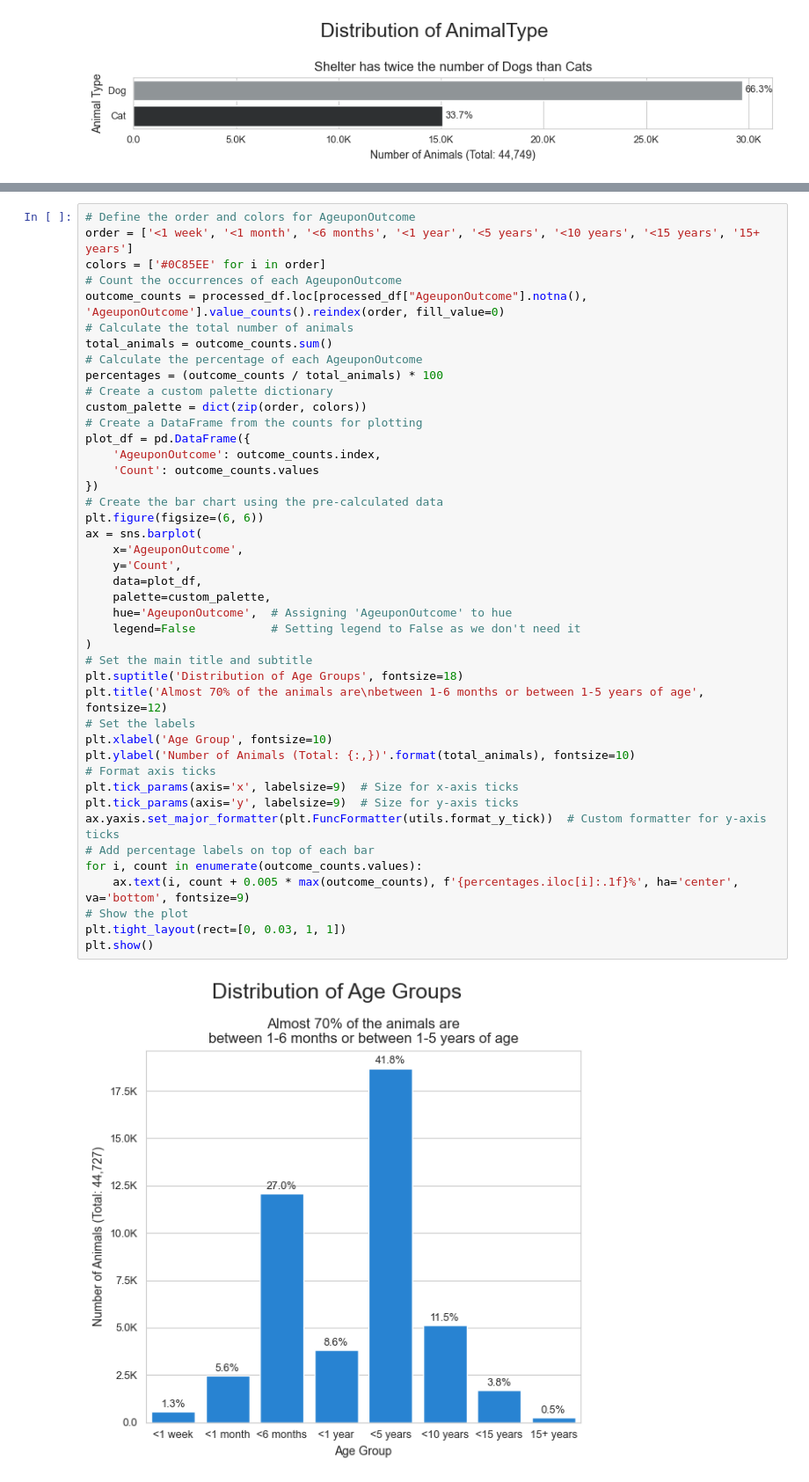
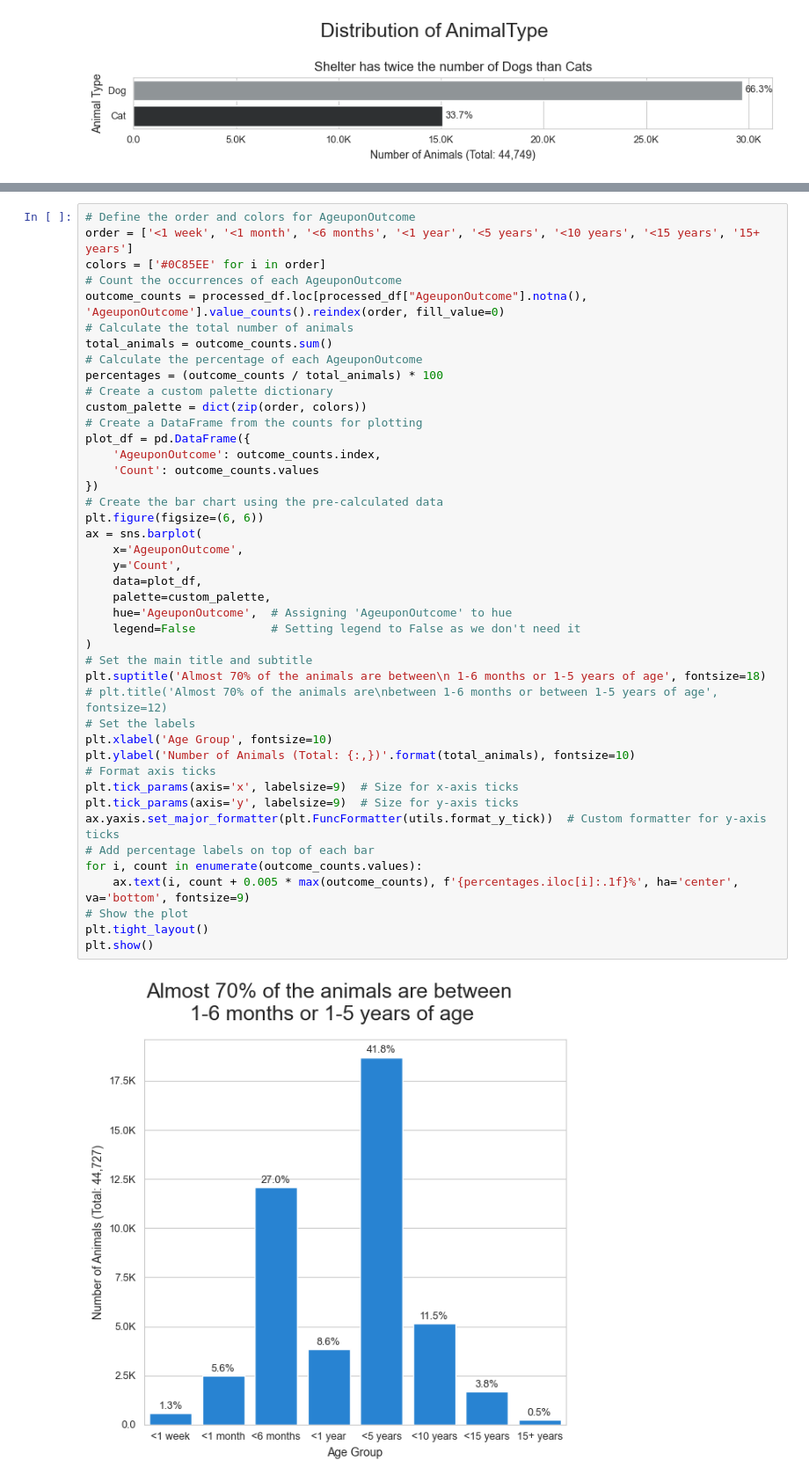
Before and after one commit to sandeepsanyal/Shelter-Animal-Outcomes, a Jupyter notebook: notebooks/exploratory_analysis.ipynb, the cells around one changed output, grey strips where cells are left out. Shown at 88% size. Cells and saved outputs as stored; diff of their text form.

```diff
--- a/notebooks/exploratory_analysis.ipynb
+++ b/notebooks/exploratory_analysis.ipynb
@@ -152,34 +152,34 @@ percentages = (outcome_counts / total_animals) * 100
 custom_palette = dict(zip(order, colors))
 # Create a DataFrame from the counts for plotting
 plot_df = pd.DataFrame({
     'AgeuponOutcome': outcome_counts.index,
     'Count': outcome_counts.values
 })
 # Create the bar chart using the pre-calculated data
 plt.figure(figsize=(6, 6))
 ax = sns.barplot(
     x='AgeuponOutcome',
     y='Count',
     data=plot_df,
     palette=custom_palette,
     hue='AgeuponOutcome',  # Assigning 'AgeuponOutcome' to hue
     legend=False           # Setting legend to False as we don't need it
 )
 # Set the main title and subtitle
-plt.suptitle('Distribution of Age Groups', fontsize=18)
-plt.title('Almost 70% of the animals are\nbetween 1-6 months or between 1-5 years of age', fontsize=12)
+plt.suptitle('Almost 70% of the animals are between\n 1-6 months or 1-5 years of age', fontsize=18)
+# plt.title('Almost 70% of the animals are\nbetween 1-6 months or between 1-5 years of age', fontsize=12)
 # Set the labels
 plt.xlabel('Age Group', fontsize=10)
 plt.ylabel('Number of Animals (Total: {:,})'.format(total_animals), fontsize=10)
 # Format axis ticks
 plt.tick_params(axis='x', labelsize=9)  # Size for x-axis ticks
 plt.tick_params(axis='y', labelsize=9)  # Size for y-axis ticks
 ax.yaxis.set_major_formatter(plt.FuncFormatter(utils.format_y_tick))  # Custom formatter for y-axis ticks
 # Add percentage labels on top of each bar
 for i, count in enumerate(outcome_counts.values):
     ax.text(i, count + 0.005 * max(outcome_counts), f'{percentages.iloc[i]:.1f}%', ha='center', va='bottom', fontsize=9)
 # Show the plot
-plt.tight_layout(rect=[0, 0.03, 1, 1])
+plt.tight_layout()
 plt.show()
 # %% [output]
-[figure, old version]
+[figure, new version]
```
Also changed, not shown: parts of 14 cells of this notebook, 1 other file.
